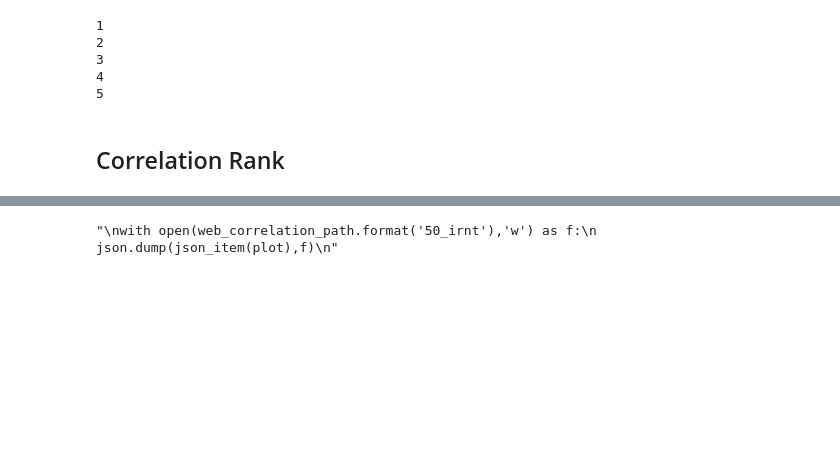
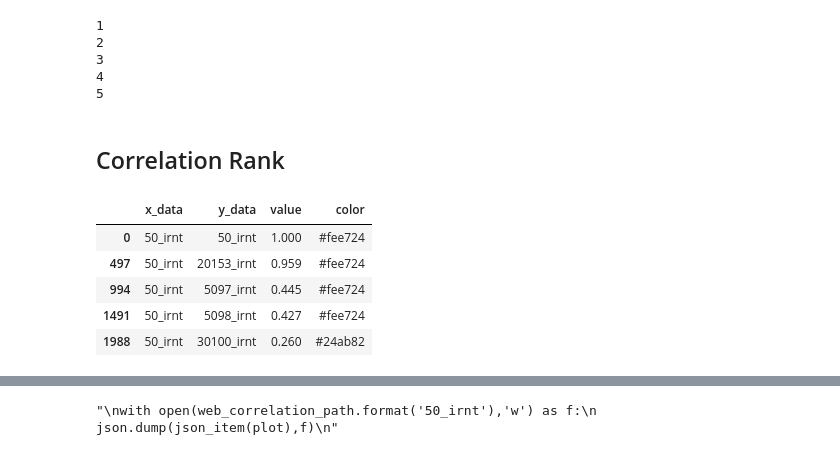
Before and after one commit to chanwkimlab/regional_heritability_analysis, a Jupyter notebook: 8_bokeh.ipynb, the cells around one changed output, grey strips where cells are left out. Saved outputs shown, nothing was run; the diff lists cells and outputs as text; code cells hidden in the pictures; blank space fills up the shorter version.

```diff
--- a/8_bokeh.ipynb
+++ b/8_bokeh.ipynb
@@ -103,11 +104,12 @@ def heatmap_to_bokehdata(df):
 
     return df_bokeh
 
-def norm_color(array,cmap,tohex=True):
+def norm_color(array,cmap,tohex=True,tonorm=True):
     array=np.array(array)
     #print(array)
-    array=(array-array.mean())/array.std()
-    array=[plt.cm.viridis(value) for value in array]
+    if tonorm:
+        array=(array-array.mean())/array.std()
+    array=[cmap(value) for value in array]
     #array=np.vectorize(lambda x: plt.cm.viridis(x))(array)
     if tohex:
         array=["#%02x%02x%02x"%(int(256*color[0]),int(256*color[1]),int(256*color[2])) for color in array]
@@ -743,0 +843,14 @@ h2_bp8_corr=h2_bp8_df.T.corr()
+# %%
+corr_bokeh=heatmap_to_bokehdata(h2_bp8_corr)
+# %%
+corr_bokeh=corr_bokeh[(corr_bokeh['x_data']=='50_irnt')]
+corr_bokeh['color']=norm_color(corr_bokeh['value'],plt.cm.viridis)
+# %%
+corr_bokeh.head()
+# %% [output]
+|  | x_data | y_data | value | color |
+| 0 | 50_irnt | 50_irnt | 1.000 | #fee724 |
+| 497 | 50_irnt | 20153_irnt | 0.959 | #fee724 |
+| 994 | 50_irnt | 5097_irnt | 0.445 | #fee724 |
+| 1491 | 50_irnt | 5098_irnt | 0.427 | #fee724 |
+| 1988 | 50_irnt | 30100_irnt | 0.260 | #24ab82 |
```
Also changed, not shown: parts of 33 cells of this notebook, 8 other files.
